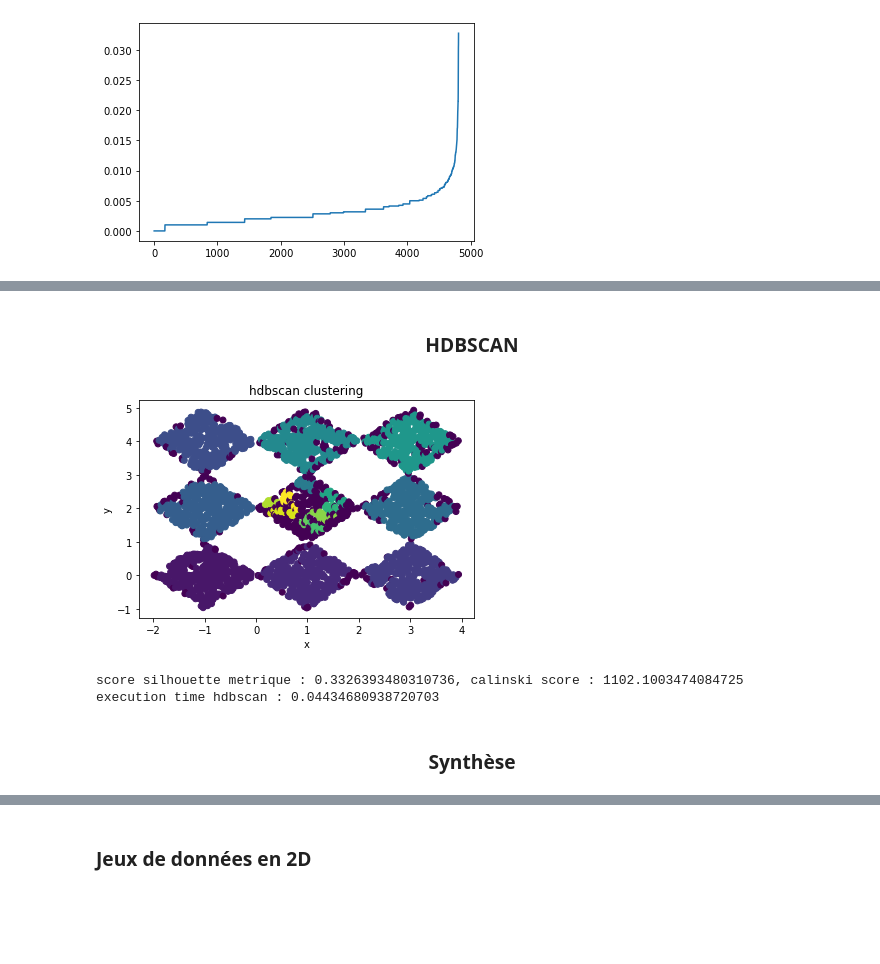
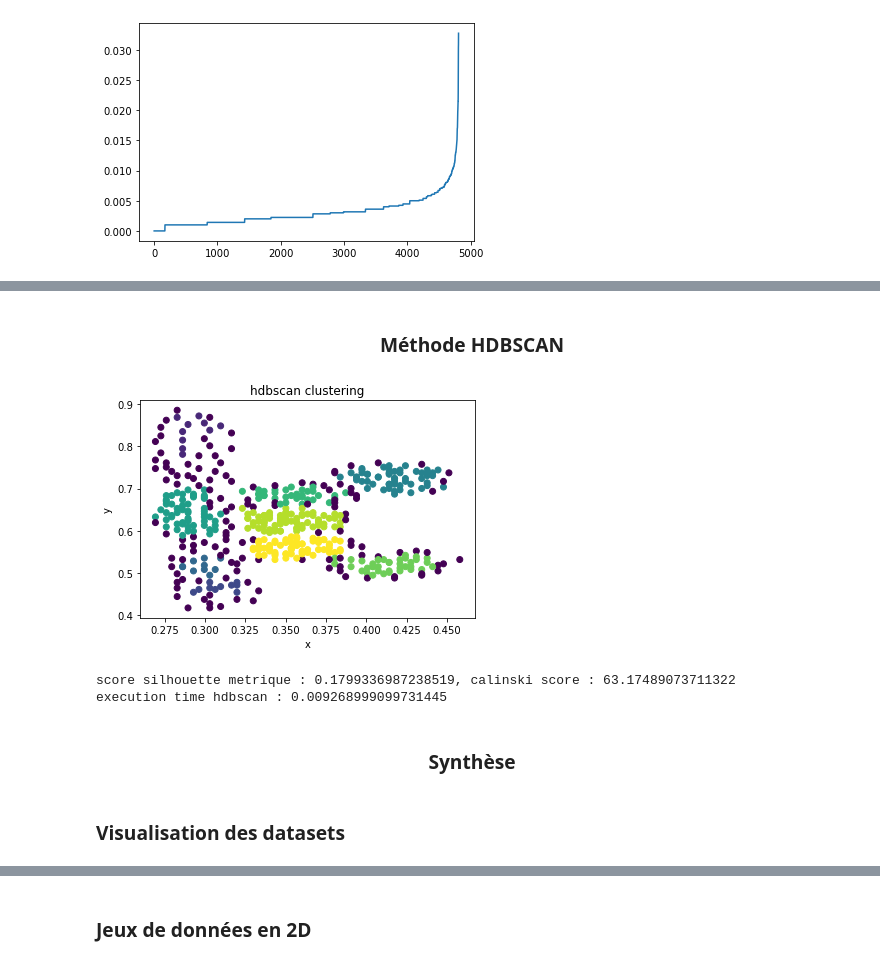
Before and after one commit to LMAGallois/Clustering, a Jupyter notebook: TP_clustering.ipynb, the cells around one changed output, grey strips where cells are left out. Saved outputs shown, nothing was run; the diff lists cells and outputs as text; code cells hidden in the pictures; blank space fills up the shorter version.

```diff
--- a/TP_clustering.ipynb
+++ b/TP_clustering.ipynb
@@ -12,8 +14,8 @@ from sklearn.metrics import davies_bouldin_score
 import time
 from sklearn import manifold, datasets
 
-data = arff.loadarff(open('3-spiral.arff','r'))[0]
-databis = arff.loadarff(open('diamond9.arff','r'))[0]
+data = arff.loadarff(open('diamond9.arff','r'))[0]
+databis = arff.loadarff(open('3-spiral.arff','r'))[0]
 datatier = arff.loadarff(open('dense-disk-5000.arff','r'))[0]
 
 data2= []
@@ -25,13 +27,11 @@ for i in range(len(data)):
     Y.append(y)
     data2.append((x,y))
 
-#k means
 
 def calinski_metric_kmeans(data2):
     scores=[]
     start = time.time()
     print('on applique kmeans avec calinski')
-
 
     for j in range(2, 10):
         cl = KMeans(n_clusters=j, init = 'k-means++').fit(data2)
@@ -105,6 +105,7 @@ def kmeans(nbcluster, data2, X=X , Y=Y):
     plt.ylabel('y')
     plt.show()
 
+#Méthode kmeans qui affiche le résulat en 3D
 def kmeans3D(nbcluster, data2, X=X , Y=Y):
     start = time.time()
     clustering = KMeans(n_clusters=nbcluster, init = 'k-means++').fit_predict(data2)
@@ -447,7 +462,7 @@ elbow(data2)
 # %% [output]
 [figure]
 # %%
-for i in np.arange(0.005, 0.045, 0.002):
+for i in np.arange(0.005, 0.045, 0.005):
     print(f'on applique dbscan, eps : {i} et min_samples :5')
     method_DBSCAN(data2, 5, i)
 # %% [output]
@@ -477,5 +492,5 @@ on applique dbscan, eps : 0.015 et min_samples :5
 # %% [markdown]
-### <center> HDBSCAN </center>
+### <center> Méthode HDBSCAN </center>
 # %%
 from scipy.io import arff
 import matplotlib.pyplot as plt
@@ -491,7 +506,7 @@ import hdbscan
 from sklearn.datasets import make_blobs
 import sys
 
-data = arff.loadarff(open('diamond9.arff','r'))[0]
+data = arff.loadarff(open('ds4c2sc8.arff','r'))[0]
 
 data2= []
 X=[]
@@ -505,7 +520,7 @@ for i in range(len(data)):
 
 def davies_hdbscan(data2):
     scores=[]
-    maxi=0
+    mini=100
 
     for my_min_samp in range(2, 5):
         start=time.time()
@@ -515,11 +530,11 @@ def davies_hdbscan(data2):
         davies_b=davies_bouldin_score(data2, labels)
         end = time.time()
         #print(end - start)
-        if davies_b > maxi :
+        if davies_b < mini :
             best= my_min_samp
-            maxi=davies_b
+            mini=davies_b
 
-    print(f'Best minsamples : {best}, avec un score davies de {maxi}')
+    print(f'Best minsamples : {best}, avec un score davies de {mini}')
 
 def sil_hdbscan(data2):
     scores=[]
@@ -559,6 +574,7 @@ def calinski_metric_hdbscan(data2):
     print(f'Best minsamples : {best}, avec un score calinski de {maxi}')
 
 
+#Méthode HDBSCAN qui affiche le résulat en 3D
 def HDBSCAN (data2, my_min_samp, X=X, Y=Y):
     start=time.time()
     clustering = hdbscan.HDBSCAN(min_samples=my_min_samp)
@@ -596,13 +612,15 @@ def HDBSCAN3D (data2, my_min_samp, X=X, Y=Y):
     plt.title('hdbscan clustering')
     plt.show()
 # %%
-HDBSCAN(data2, 9)
+HDBSCAN(data2, 5)
 # %% [output]
-[figure, old version]
+[figure, new version]
-score silhouette metrique : 0.3326393480310736, calinski score : 1102.1003474084725
-execution time hdbscan : 0.04434680938720703
+score silhouette metrique : 0.1799336987238519, calinski score : 63.17489073711322
+execution time hdbscan : 0.009268999099731445
 # %% [markdown]
 ### <center> Synthèse </center>
+# %% [markdown]
+### Visualisation des datasets
 # %%
 from scipy.io import arff
 import matplotlib.pyplot as plt
```
Also changed, not shown: parts of 13 cells of this notebook.
